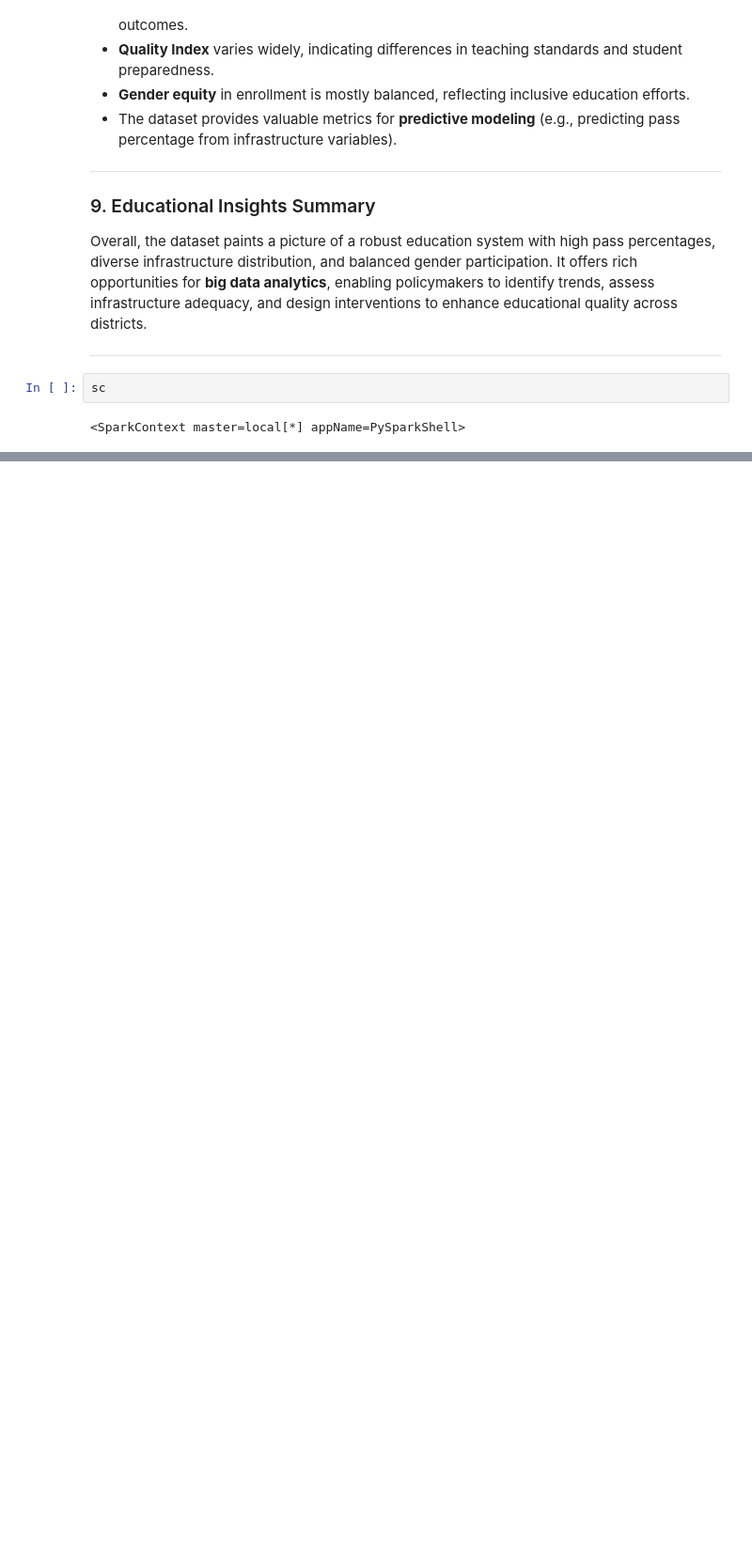
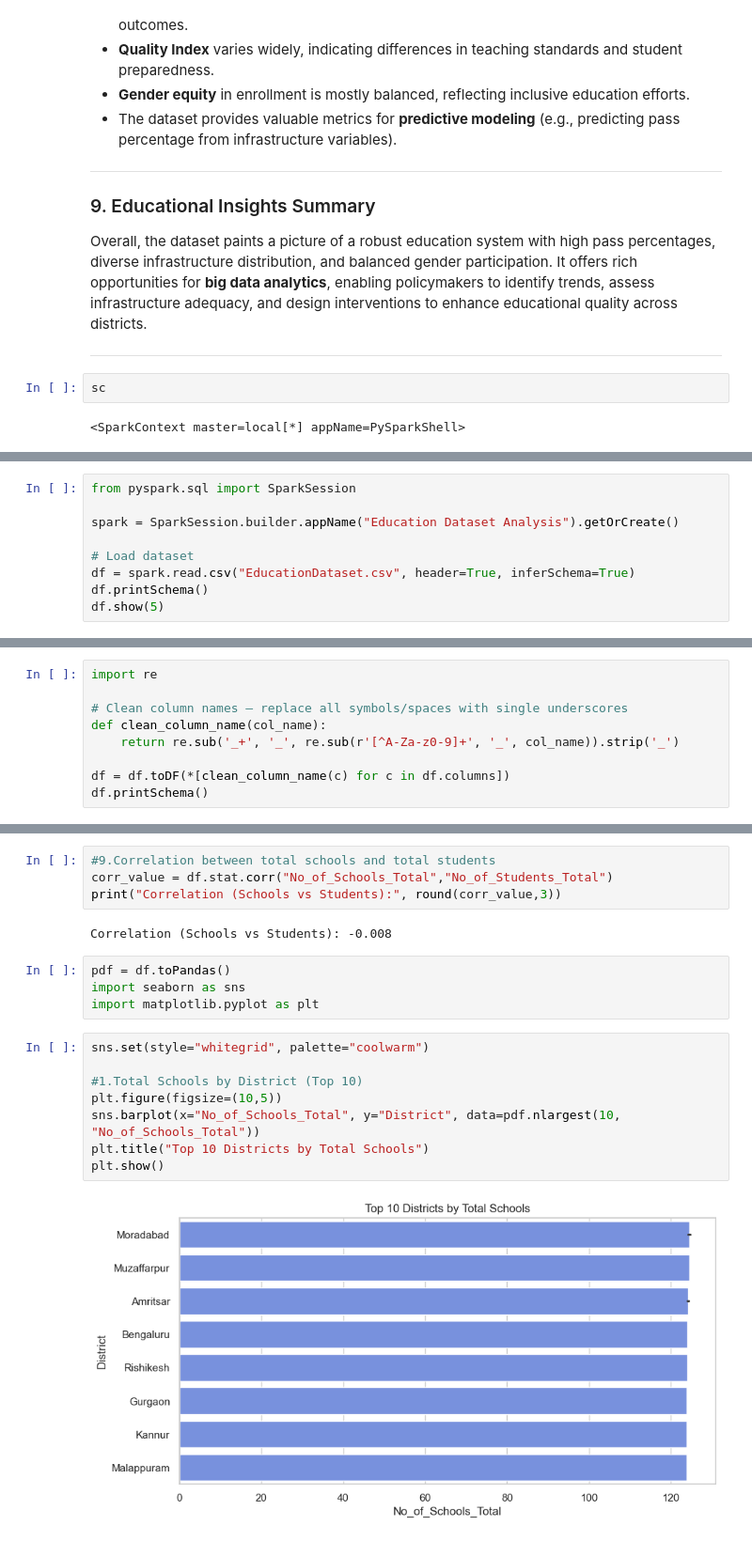
Before and after one commit to pravallika-816/BigDataAnalytics, a Jupyter notebook: 7.Education Data Analysis/Education Dataset Analytics(Mini Project).ipynb, the cells around one changed output, grey strips where cells are left out. Shown at 94% size. Drawn from its saved outputs; the diff is of its cells as text; blank space fills up the shorter version.

```diff
--- a/7.Education Data Analysis/Education Dataset Analytics(Mini Project).ipynb
+++ b/7.Education Data Analysis/Education Dataset Analytics(Mini Project).ipynb
@@ -701,0 +79,9 @@ only showing top 10 rows
+# %%
+from pyspark.sql import SparkSession
+
+spark = SparkSession.builder.appName("Education Dataset Analysis").getOrCreate()
+
+# Load dataset
+df = spark.read.csv("EducationDataset.csv", header=True, inferSchema=True)
+df.printSchema()
+df.show(5)
@@ -701,0 +111,9 @@ only showing top 10 rows
+# %%
+import re
+
+# Clean column names — replace all symbols/spaces with single underscores
+def clean_column_name(col_name):
+    return re.sub('_+', '_', re.sub(r'[^A-Za-z0-9]+', '_', col_name)).strip('_')
+
+df = df.toDF(*[clean_column_name(c) for c in df.columns])
+df.printSchema()
@@ -701,0 +212,20 @@ only showing top 10 rows
+# %%
+#9.Correlation between total schools and total students
+corr_value = df.stat.corr("No_of_Schools_Total","No_of_Students_Total")
+print("Correlation (Schools vs Students):", round(corr_value,3))
+# %% [output]
+Correlation (Schools vs Students): -0.008
+# %%
+pdf = df.toPandas()
+import seaborn as sns
+import matplotlib.pyplot as plt
+# %%
+sns.set(style="whitegrid", palette="coolwarm")
+
+#1.Total Schools by District (Top 10)
+plt.figure(figsize=(10,5))
+sns.barplot(x="No_of_Schools_Total", y="District", data=pdf.nlargest(10, "No_of_Schools_Total"))
+plt.title("Top 10 Districts by Total Schools")
+plt.show()
+# %% [output]
+[figure, added]
```
Also changed, not shown: parts of 39 cells of this notebook.
